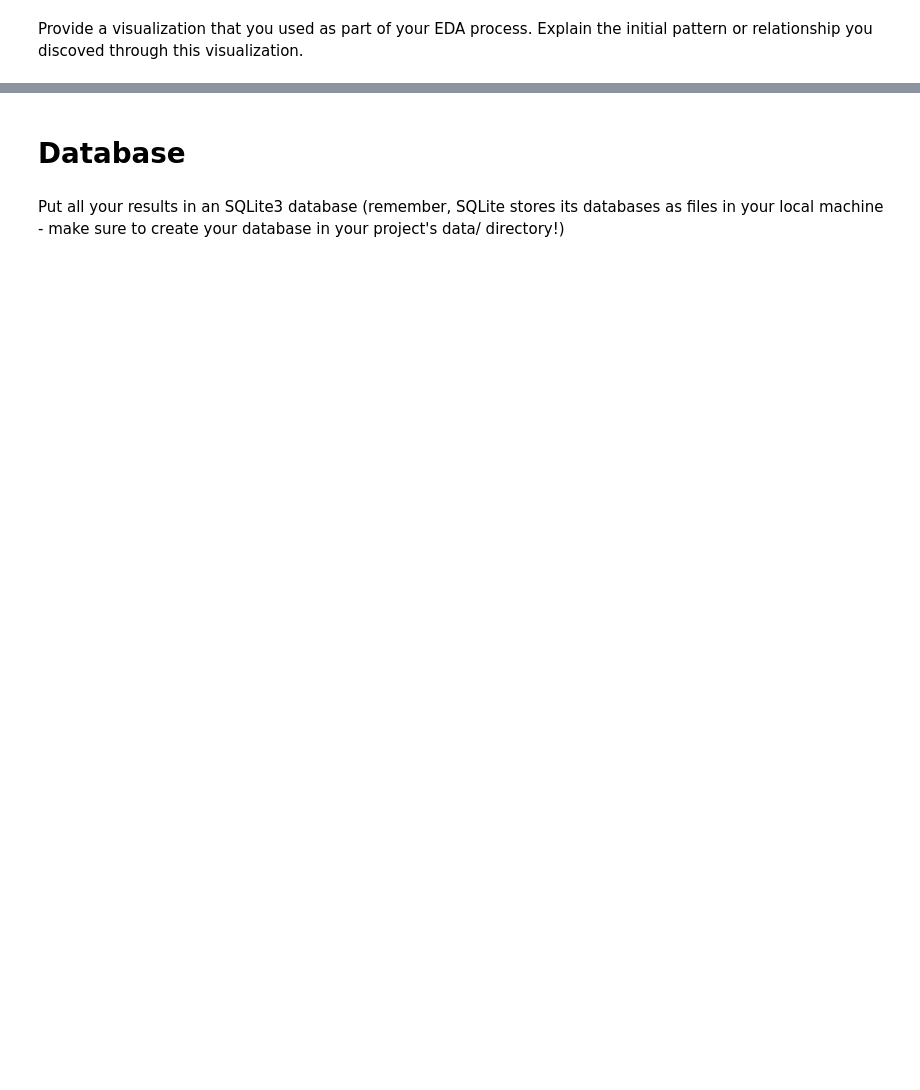
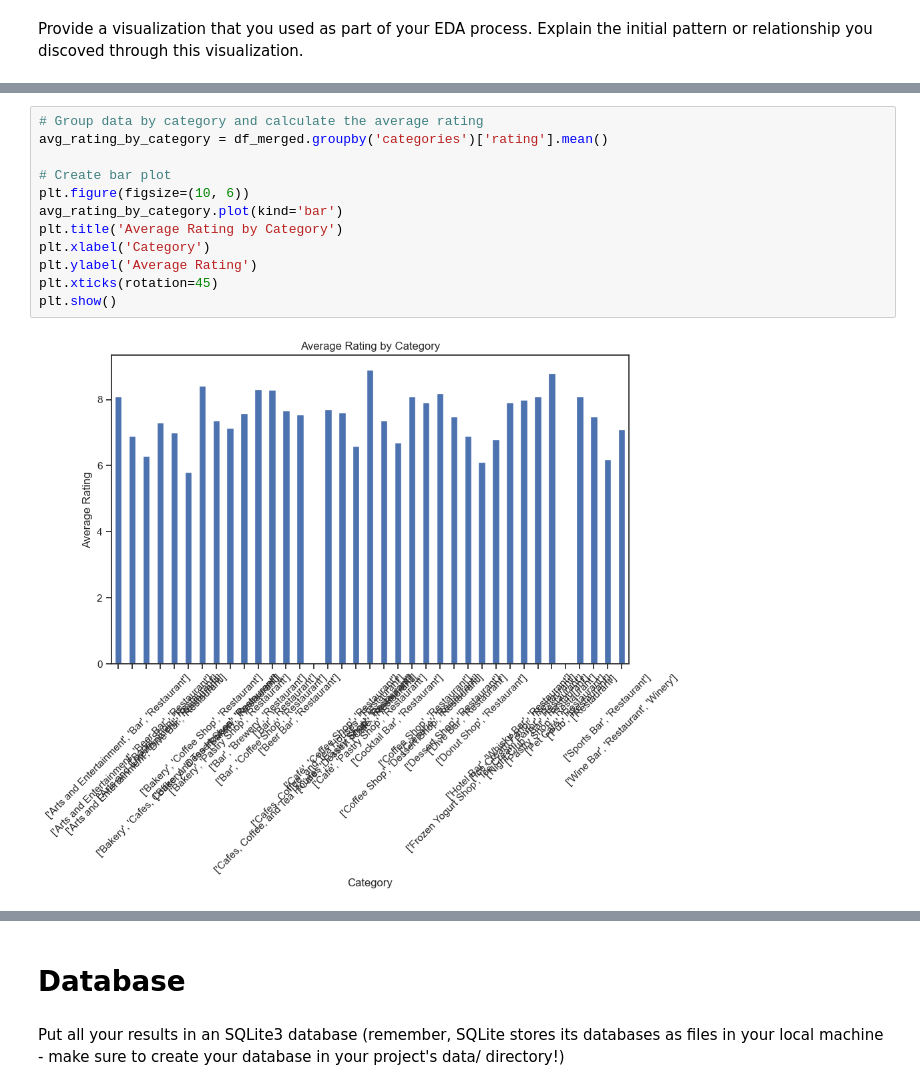
Before and after one commit to rlmrezende/Statistical-Modelling-Project, a Jupyter notebook: notebooks/joining_data.ipynb, the cells around one changed output, grey strips where cells are left out. Saved outputs shown, nothing was run; the diff lists cells and outputs as text; blank space fills up the shorter version.

```diff
--- a/notebooks/joining_data.ipynb
+++ b/notebooks/joining_data.ipynb
@@ -122,0 +97,14 @@ plt.show()
+# %%
+# Group data by category and calculate the average rating
+avg_rating_by_category = df_merged.groupby('categories')['rating'].mean()
+
+# Create bar plot
+plt.figure(figsize=(10, 6))
+avg_rating_by_category.plot(kind='bar')
+plt.title('Average Rating by Category')
+plt.xlabel('Category')
+plt.ylabel('Average Rating')
+plt.xticks(rotation=45)
+plt.show()
+# %% [output]
+[figure, added]
```
Also changed, not shown: parts of 21 cells of this notebook, 2 other files.
